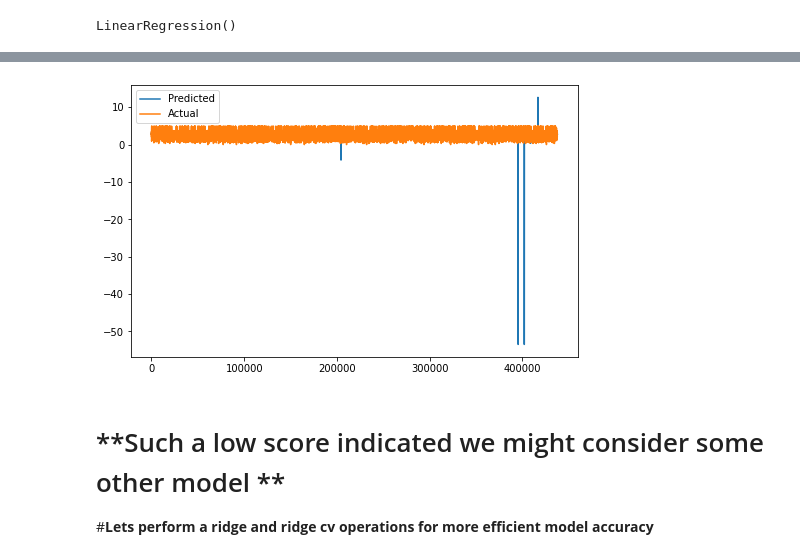
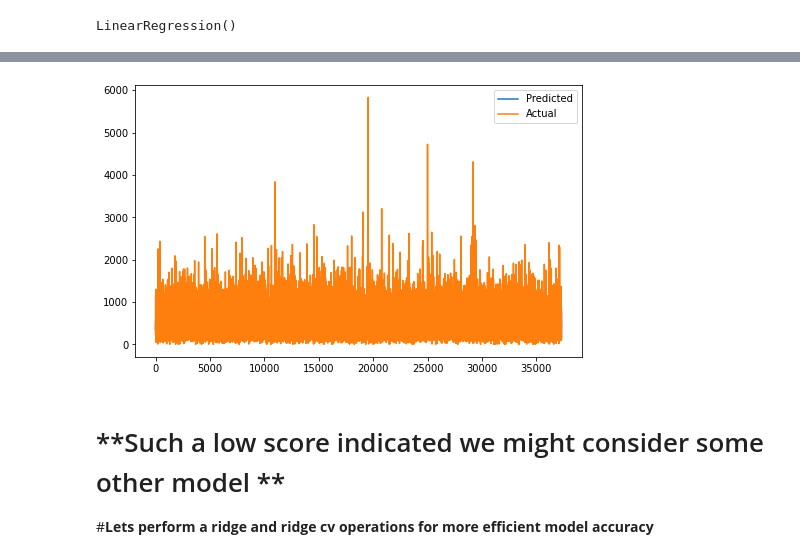
Before and after one commit to Shashwat-spyder/NYC-Taxi-Trip-Time, a Jupyter notebook: NYC_Taxi_Trip_Time_Prediction_Capstone_Project.ipynb, the cells around one changed output, grey strips where cells are left out. Drawn from its saved outputs; the diff is of its cells as text; code cells hidden in the pictures.

```diff
--- a/NYC_Taxi_Trip_Time_Prediction_Capstone_Project.ipynb
+++ b/NYC_Taxi_Trip_Time_Prediction_Capstone_Project.ipynb
@@ -530,5 +747,9 @@ Drop Y N columns beacuse of high multicoliearity
 # %%
-req_columns=['vendor_id', 'passenger_count', 'pickup_longitude', 'pickup_latitude', 'trip_duration']
-nyc=nyc_df[req_columns]
-nyc.head()
+req_columns= ['vendor_id', 'passenger_count', 'pickup_longitude',
+       'pickup_latitude', 'dropoff_longitude', 'dropoff_latitude',
+       'trip_duration',
+       'pickup_month', 'pickup_hour',
+       'speed']
+model=model_df[req_columns]
+model.head()
 # %% [output]
@@ -541,6 +762,6 @@ nyc.head()
 # %%
  dependent_variable='trip_duration'
-independent_variables=list(set(nyc.columns.tolist())-{dependent_variable})
+independent_variables=list(set(model.columns.tolist())-{dependent_variable})
 # %%
 independent_variables
 # %% [output]
@@ -548,9 +777,9 @@ independent_variables
 # %%
 #Create independent varibale dataset
-X = nyc[independent_variables]
+X = model[independent_variables]
 
 #Create dependent variable dataset
-y=nyc[dependent_variable]
+y=model[dependent_variable]
 # %%
 X[:7][:]
 # %% [output]
@@ -565,5 +794,5 @@ X[:7][:]
 # %%
-X_train, X_test, y_train, y_test = train_test_split(X,y,test_size=0.3,random_state=0)
+X_train, X_test, y_train, y_test = train_test_split(X,y,test_size=0.2,random_state=0)
 # %%
 scaler=MinMaxScaler()
 X_train=scaler.fit_transform(X_train)
@@ -592,11 +821,11 @@ metrics.mean_squared_error(y_test,y_predict)
 # %%
 plt.figure(figsize=(8,5))
-plt.plot((y_predict))
-plt.plot((np.array(y_test)))
+plt.plot(10**(y_predict))
+plt.plot((10**(np.array(y_test))))
 plt.legend(["Predicted","Actual"])
 plt.show()
 # %% [output]
-[figure, old version]
+[figure, new version]
 # %% [markdown]
 # **Such a low score indicated we might consider some other model **
 #**Lets perform a ridge and ridge cv operations for more efficient model accuracy**
```
Also changed, not shown: parts of 60 cells of this notebook.
